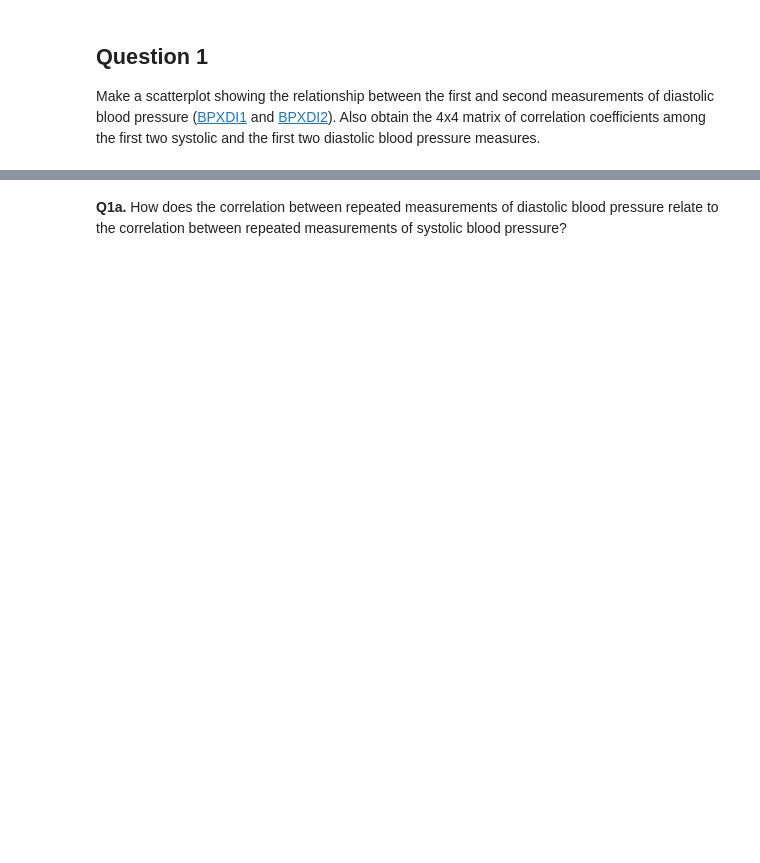
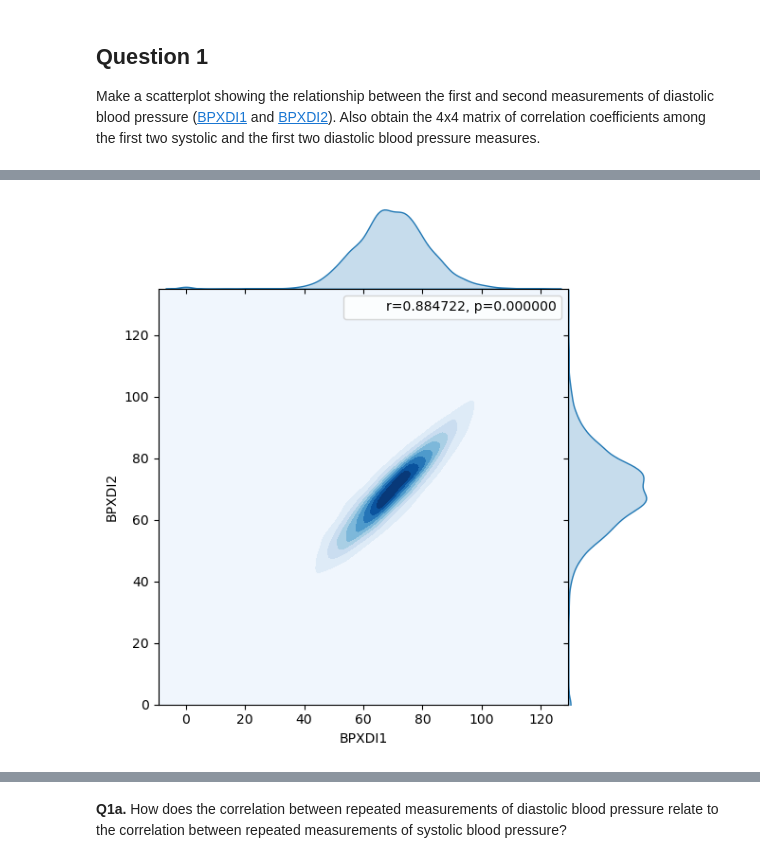
Before and after one commit to EsosaOrumwese/Statistics-with-Python, a Jupyter notebook: 1. Understanding and Visualizing Data with Python/Wk3/nhanes_multivariate_practice.ipynb, the cells around one changed output, grey strips where cells are left out. Drawn from its saved outputs; the diff is of its cells as text; code cells hidden in the pictures; blank space fills up the shorter version.

```diff
--- a/1. Understanding and Visualizing Data with Python/Wk3/nhanes_multivariate_practice.ipynb
+++ b/1. Understanding and Visualizing Data with Python/Wk3/nhanes_multivariate_practice.ipynb
@@ -41,0 +45,18 @@ sns.regplot(data=df, x='BPXDI1', y='BPXDI2',
+# %%
+# remove records with NaN
+plotData = df[['BPXDI1', 'BPXDI2']].dropna().copy()
+
+g = sns.jointplot(data=plotData, x='BPXDI1', y='BPXDI2', kind='kde', space=0,
+                  fill=True, thresh=0, cmap='Blues')
+plt.ylim(0,135)
+
+# call the scipy function for pearson correlation
+r, p = stats.pearsonr(x=plotData.BPXDI1, y=plotData.BPXDI2)
+# if you choose to write your own legend, then you should adjust the properties then
+phantom, = g.ax_joint.plot([], [], linestyle="", alpha=0)
+# here graph is not a ax but a joint grid, so we access the axis through ax_joint method
+
+g.ax_joint.legend([phantom],['r={:f}, p={:f}'.format(r,p)])
+plt.show()
+# %% [output]
+[figure, added]
```
Also changed, not shown: parts of 29 cells of this notebook.
